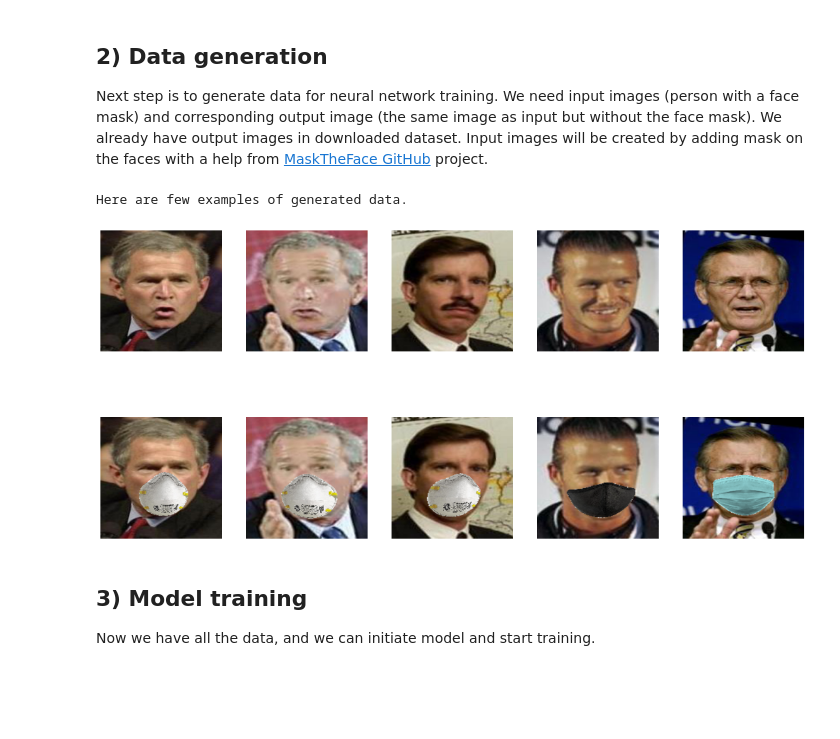
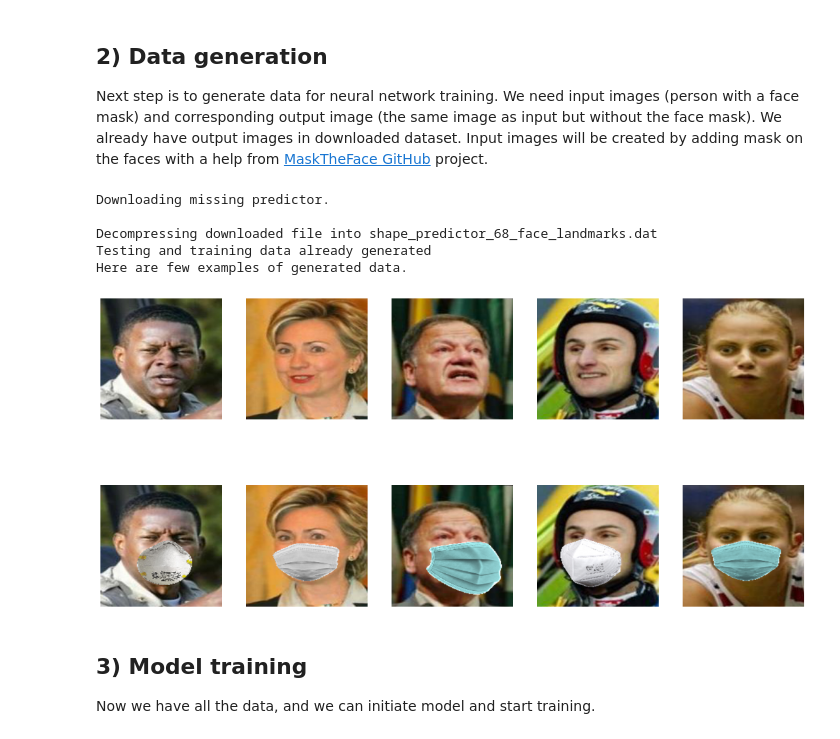
Before and after one commit to sivagunturi/mfr_meta, a Jupyter notebook: Datasetcreation+mask2face.ipynb, the cells around one changed output. Drawn from its saved outputs; the diff is of its cells as text; code cells hidden in the pictures; blank space fills up the shorter version.

```diff
--- a/Datasetcreation+mask2face.ipynb
+++ b/Datasetcreation+mask2face.ipynb
@@ -103,28 +149,32 @@ Next step is to generate data for neural network training. We need input images
 # %%
 # setup the pipeline and generate data
 
 dg = DataGenerator(configuration)
 
-# train_folder = configuration.get('train_data_path')
-# test_folder = configuration.get('test_data_path')
+train_folder = configuration.get('train_data_path')
+test_folder = configuration.get('test_data_path')
 
-# # if os.path.exists(train_folder) and os.path.exists(test_folder):
-# #     print('Testing and training data already generated')
-# # else:
-# dg.generate_images()
+if os.path.exists(train_folder) and os.path.exists(test_folder):
+    print('Testing and training data already generated')
+else:
+  dg.generate_images()
 
 print('Here are few examples of generated data.')
 n_examples = 5
 inputs, outputs = dg.get_dataset_examples(n_examples)
 f, axarr = plt.subplots(2, n_examples, figsize=(20, 10))
 for i in range(len(inputs)):
     axarr[1, i].imshow(mpimg.imread(inputs[i]))
     axarr[1, i].axis('off')
     axarr[0, i].imshow(mpimg.imread(outputs[i]))
     axarr[0, i].axis('off')
 # %% [output]
+Downloading missing predictor.
+
+Decompressing downloaded file into shape_predictor_68_face_landmarks.dat
+Testing and training data already generated
 Here are few examples of generated data.
-[figure, old version]
+[figure, new version]
 # %% [markdown]
 ## 3) Model training
 Now we have all the data, and we can initiate model and start training.
```
Also changed, not shown: parts of 29 cells of this notebook.
